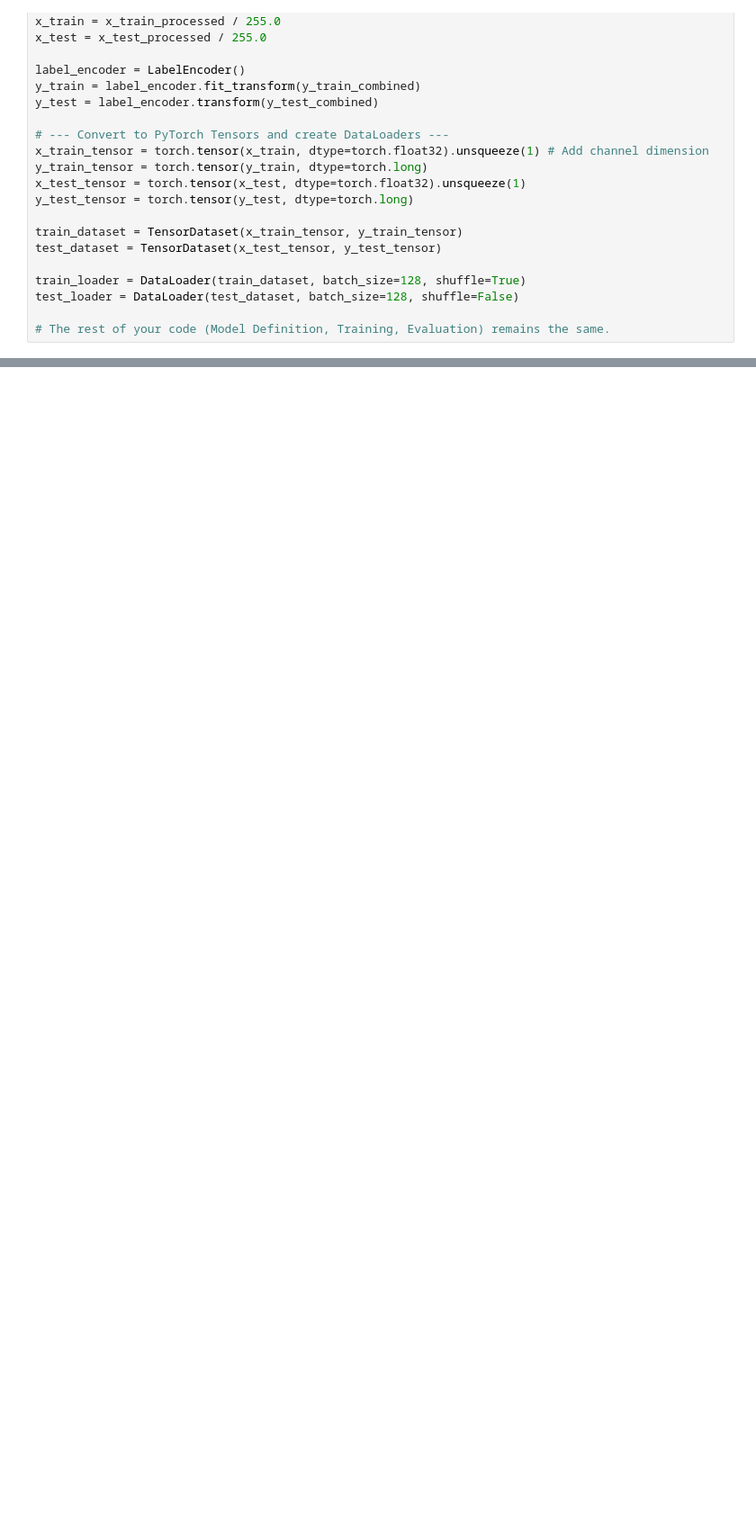
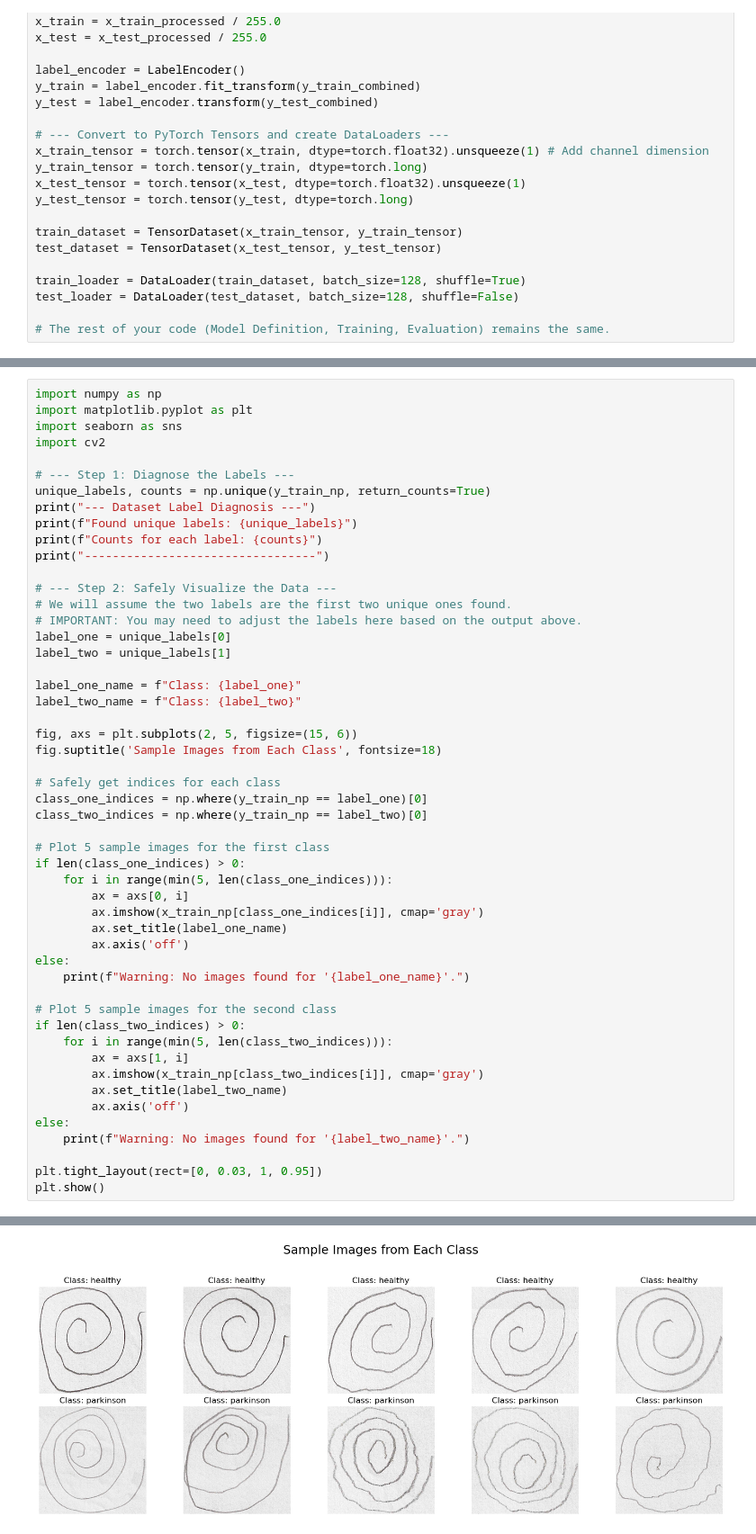
Before and after one commit to Laabh-Gupta/Parkinsons-disease-Detection, a Jupyter notebook: Parkinsons_Disease_Detection_2.ipynb, the cells around one changed output, grey strips where cells are left out. Shown at 90% size. Drawn from its saved outputs; the diff is of its cells as text; blank space fills up the shorter version.

```diff
--- a/Parkinsons_Disease_Detection_2.ipynb
+++ b/Parkinsons_Disease_Detection_2.ipynb
@@ -99,0 +133,52 @@ test_loader = DataLoader(test_dataset, batch_size=128, shuffle=False)
+# %%
+import numpy as np
+import matplotlib.pyplot as plt
+import seaborn as sns
+import cv2
+
+# --- Step 1: Diagnose the Labels ---
+unique_labels, counts = np.unique(y_train_np, return_counts=True)
+print("--- Dataset Label Diagnosis ---")
+print(f"Found unique labels: {unique_labels}")
+print(f"Counts for each label: {counts}")
+print("---------------------------------")
+
+# --- Step 2: Safely Visualize the Data ---
+# We will assume the two labels are the first two unique ones found.
+# IMPORTANT: You may need to adjust the labels here based on the output above.
+label_one = unique_labels[0]
+label_two = unique_labels[1]
+
+label_one_name = f"Class: {label_one}"
+label_two_name = f"Class: {label_two}"
+
+fig, axs = plt.subplots(2, 5, figsize=(15, 6))
+fig.suptitle('Sample Images from Each Class', fontsize=18)
+
+# Safely get indices for each class
+class_one_indices = np.where(y_train_np == label_one)[0]
+class_two_indices = np.where(y_train_np == label_two)[0]
+
+# Plot 5 sample images for the first class
+if len(class_one_indices) > 0:
+    for i in range(min(5, len(class_one_indices))):
+        ax = axs[0, i]
+        ax.imshow(x_train_np[class_one_indices[i]], cmap='gray')
+        ax.set_title(label_one_name)
+        ax.axis('off')
+else:
+    print(f"Warning: No images found for '{label_one_name}'.")
+
+# Plot 5 sample images for the second class
+if len(class_two_indices) > 0:
+    for i in range(min(5, len(class_two_indices))):
+        ax = axs[1, i]
+        ax.imshow(x_train_np[class_two_indices[i]], cmap='gray')
+        ax.set_title(label_two_name)
+        ax.axis('off')
+else:
+    print(f"Warning: No images found for '{label_two_name}'.")
+
+plt.tight_layout(rect=[0, 0.03, 1, 0.95])
+plt.show()
+# %% [output]
@@ -99,0 +189 @@ test_loader = DataLoader(test_dataset, batch_size=128, shuffle=False)
+[figure, added]
```
Also changed, not shown: parts of 39 cells of this notebook, 1 other file.
